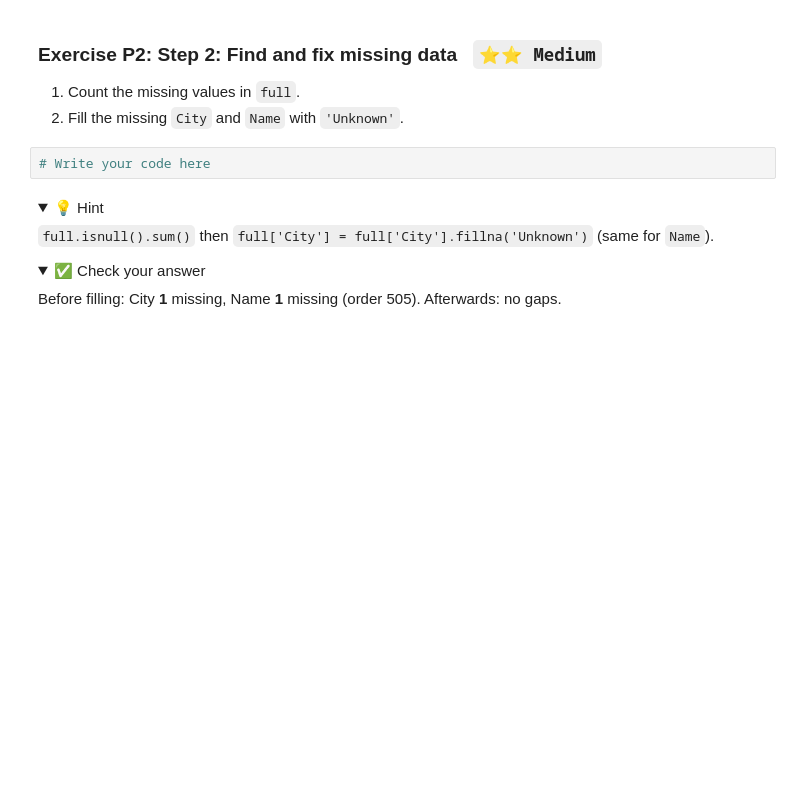
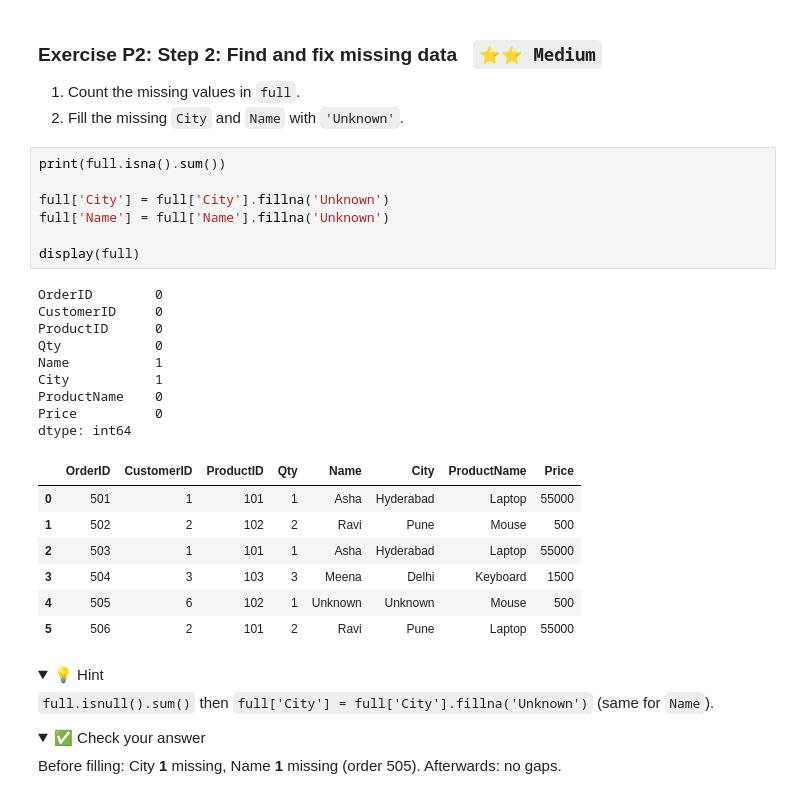
Before and after one commit to Taulant-TM/pandas-assessment, a Jupyter notebook: Pandas_Exercises.ipynb, the cells around one changed output. Cells and saved outputs as stored; diff of their text form; folded sections open; blank space fills up the shorter version.

```diff
--- a/Pandas_Exercises.ipynb
+++ b/Pandas_Exercises.ipynb
@@ -1125,7 +1137,29 @@ You can chain: `full = orders2.merge(customers, on='CustomerID', how='left').mer
 1. Count the missing values in `full`.
 2. Fill the missing `City` and `Name` with `'Unknown'`.
 # %%
-# Write your code here
+print(full.isna().sum())
+
+full['City'] = full['City'].fillna('Unknown')
+full['Name'] = full['Name'].fillna('Unknown')
+
+display(full)
+# %% [output]
+OrderID        0
+CustomerID     0
+ProductID      0
+Qty            0
+Name           1
+City           1
+ProductName    0
+Price          0
+dtype: int64
+|  | OrderID | CustomerID | ProductID | Qty | Name | City | ProductName | Price |
+| 0 | 501 | 1 | 101 | 1 | Asha | Hyderabad | Laptop | 55000 |
+| 1 | 502 | 2 | 102 | 2 | Ravi | Pune | Mouse | 500 |
+| 2 | 503 | 1 | 101 | 1 | Asha | Hyderabad | Laptop | 55000 |
+| 3 | 504 | 3 | 103 | 3 | Meena | Delhi | Keyboard | 1500 |
+| 4 | 505 | 6 | 102 | 1 | Unknown | Unknown | Mouse | 500 |
+| 5 | 506 | 2 | 101 | 2 | Ravi | Pune | Laptop | 55000 |
 # %% [markdown]
 <details><summary>💡 Hint</summary>
 
```
Also changed, not shown: parts of 4 cells of this notebook.
